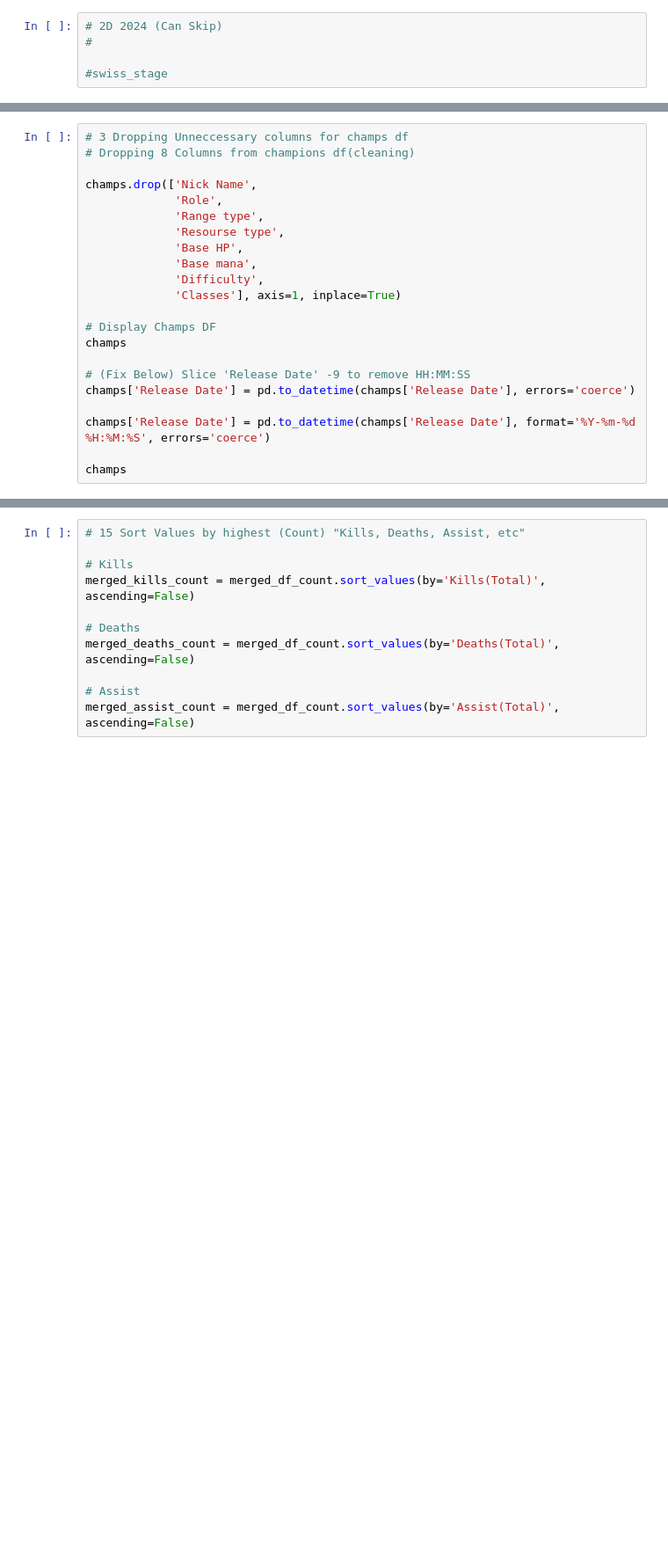
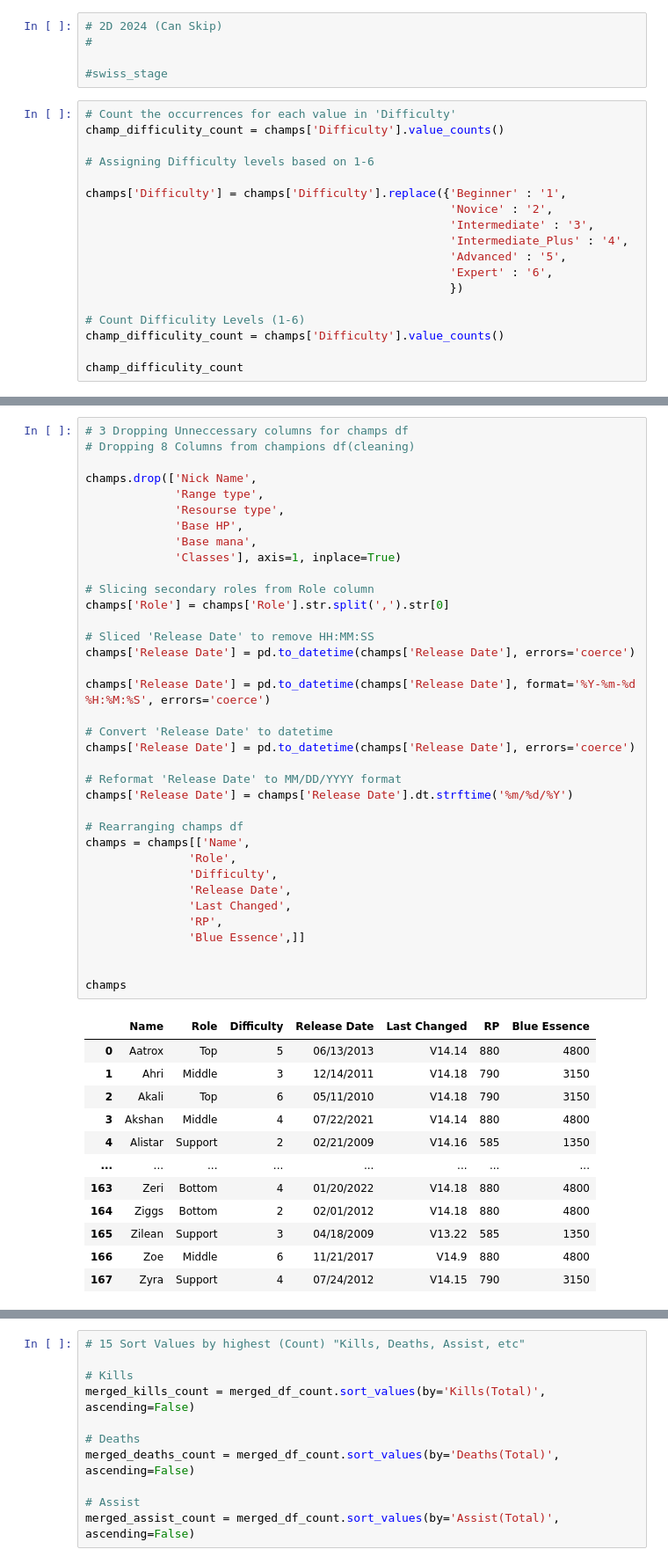
Before and after one commit to L8onii/Capstone-LOL, a Jupyter notebook: LOL-Notebook.ipynb, the cells around one changed output, grey strips where cells are left out. Shown at 88% size. Saved outputs shown, nothing was run; the diff lists cells and outputs as text; blank space fills up the shorter version.

Commit message:
Difficulty
Difficulty including rating (1-6)

```diff
--- a/LOL-Notebook.ipynb
+++ b/LOL-Notebook.ipynb
@@ -29,3 +41,21 @@ main_event
 #
 
 #swiss_stage
+# %%
+# Count the occurrences for each value in 'Difficulty'
+champ_difficulity_count = champs['Difficulty'].value_counts()
+
+# Assigning Difficulty levels based on 1-6
+
+champs['Difficulty'] = champs['Difficulty'].replace({'Beginner' : '1',
+                                                     'Novice' : '2',
+                                                     'Intermediate' : '3',
+                                                     'Intermediate_Plus' : '4',
+                                                     'Advanced' : '5',
+                                                     'Expert' : '6',
+                                                     })
+
+# Count Difficulity Levels (1-6)
+champ_difficulity_count = champs['Difficulty'].value_counts()
+
+champ_difficulity_count
@@ -32,22 +71,49 @@ main_event
 # %%
 # 3 Dropping Unneccessary columns for champs df
 # Dropping 8 Columns from champions df(cleaning)
 
 champs.drop(['Nick Name',
-             'Role',
              'Range type',
              'Resourse type',
              'Base HP',
              'Base mana',
-             'Difficulty',
              'Classes'], axis=1, inplace=True)
 
-# Display Champs DF
-champs
+# Slicing secondary roles from Role column
+champs['Role'] = champs['Role'].str.split(',').str[0]
 
-# (Fix Below) Slice 'Release Date' -9 to remove HH:MM:SS
+# Sliced 'Release Date' to remove HH:MM:SS
 champs['Release Date'] = pd.to_datetime(champs['Release Date'], errors='coerce')
 
 champs['Release Date'] = pd.to_datetime(champs['Release Date'], format='%Y-%m-%d %H:%M:%S', errors='coerce')
 
+# Convert 'Release Date' to datetime
+champs['Release Date'] = pd.to_datetime(champs['Release Date'], errors='coerce')
+
+# Reformat 'Release Date' to MM/DD/YYYY format
+champs['Release Date'] = champs['Release Date'].dt.strftime('%m/%d/%Y')
+
+# Rearranging champs df
+champs = champs[['Name',
+               'Role',
+               'Difficulty',
+               'Release Date',
+               'Last Changed',
+               'RP',
+               'Blue Essence',]]
+
+
 champs
+# %% [output]
+|  | Name | Role | Difficulty | Release Date | Last Changed | RP | Blue Essence |
+| 0 | Aatrox | Top | 5 | 06/13/2013 | V14.14 | 880 | 4800 |
+| 1 | Ahri | Middle | 3 | 12/14/2011 | V14.18 | 790 | 3150 |
+| 2 | Akali | Top | 6 | 05/11/2010 | V14.18 | 790 | 3150 |
+| 3 | Akshan | Middle | 4 | 07/22/2021 | V14.14 | 880 | 4800 |
+| 4 | Alistar | Support | 2 | 02/21/2009 | V14.16 | 585 | 1350 |
+| ... | ... | ... | ... | ... | ... | ... | ... |
+| 163 | Zeri | Bottom | 4 | 01/20/2022 | V14.18 | 880 | 4800 |
+| 164 | Ziggs | Bottom | 2 | 02/01/2012 | V14.18 | 880 | 4800 |
+| 165 | Zilean | Support | 3 | 04/18/2009 | V13.22 | 585 | 1350 |
+| 166 | Zoe | Middle | 6 | 11/21/2017 | V14.9 | 880 | 4800 |
+| 167 | Zyra | Support | 4 | 07/24/2012 | V14.15 | 790 | 3150 |
```
Also changed, not shown: parts of 29 cells of this notebook.
